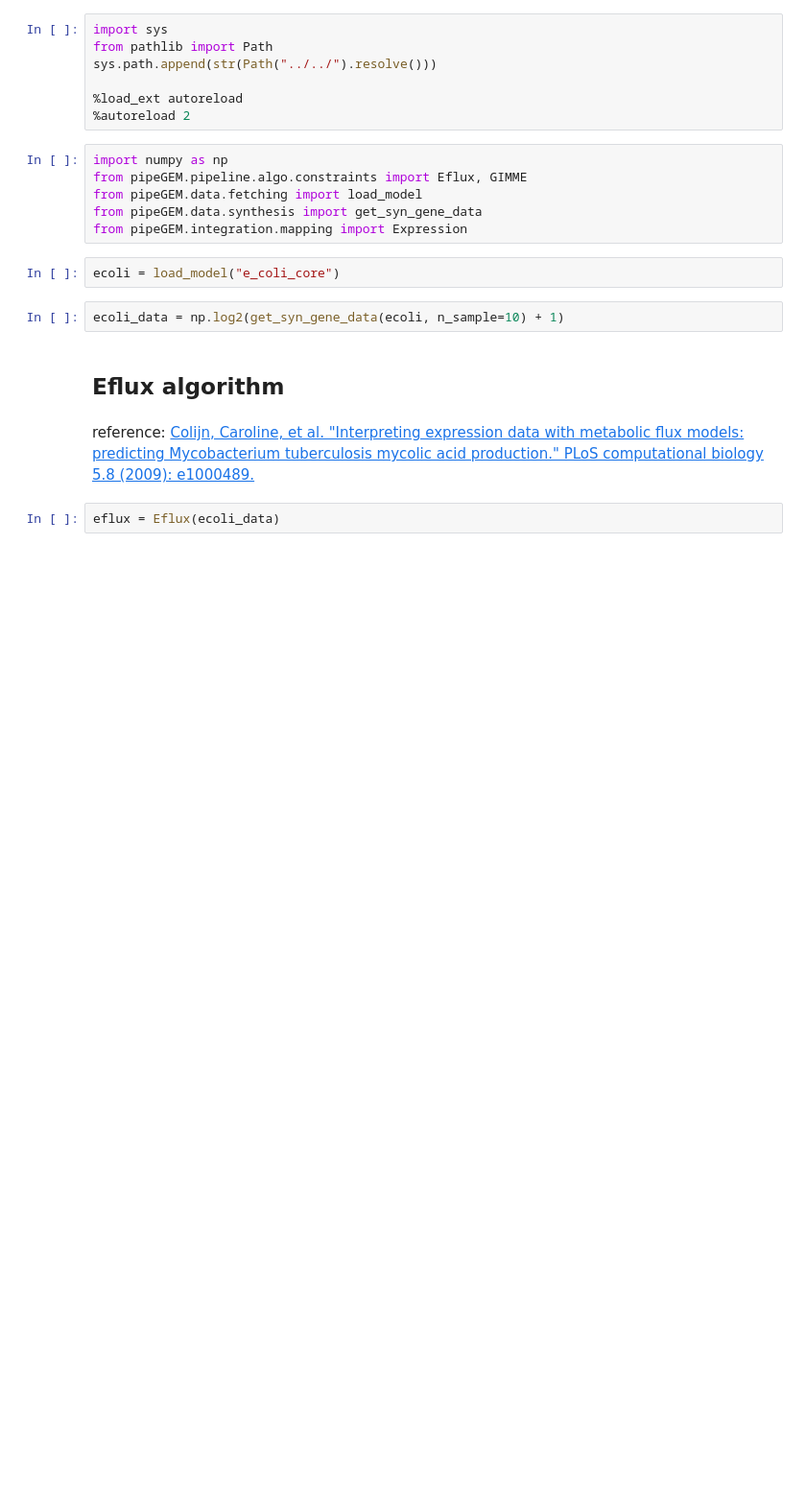
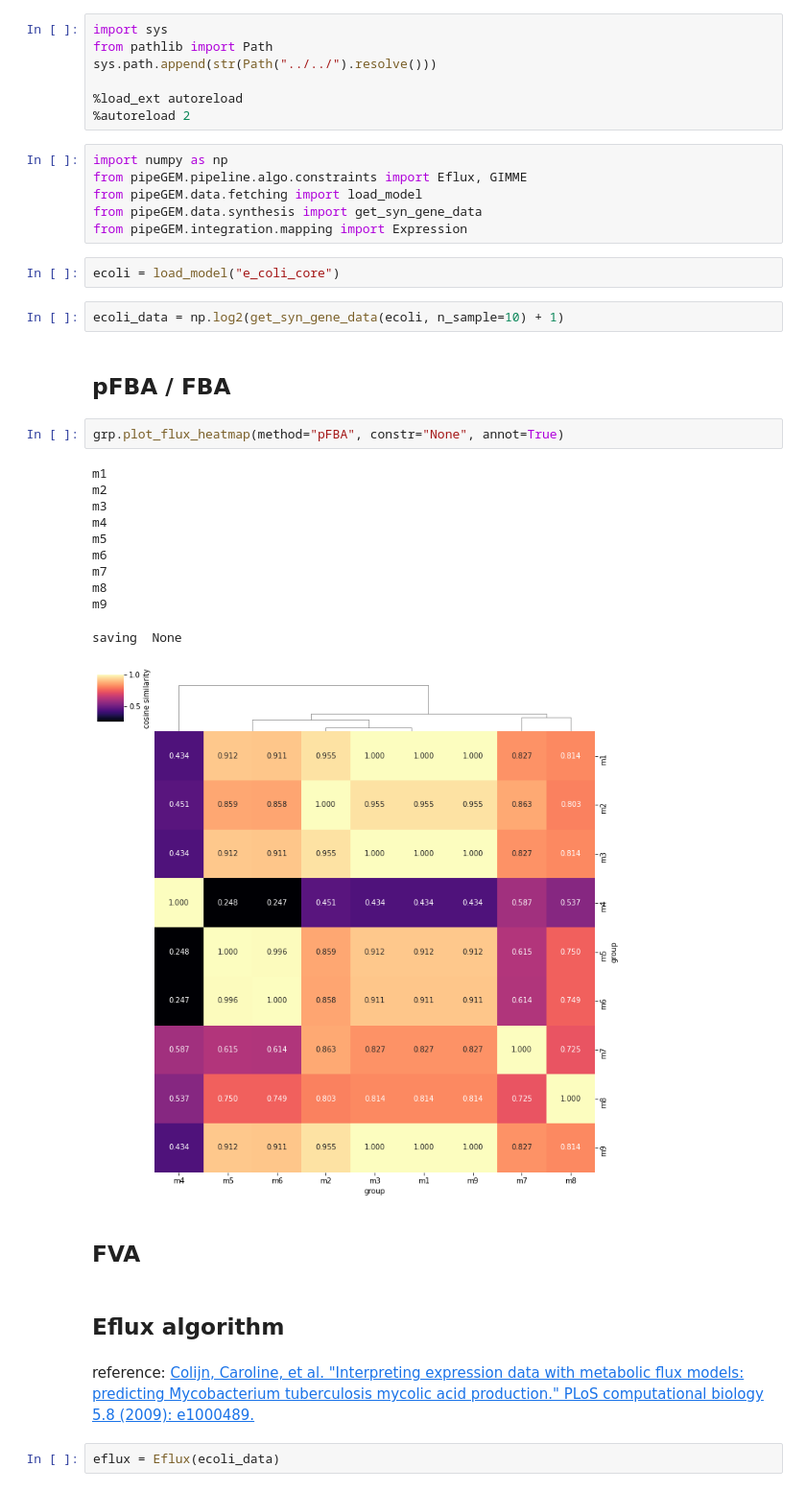
Before and after one commit to qwerty239qwe/pipeGEM, a Jupyter notebook: docs/source/5_flux_simulation.ipynb, the cells around one changed output. Shown at 96% size. Drawn from its saved outputs; the diff is of its cells as text; blank space fills up the shorter version.

```diff
--- a/docs/source/5_flux_simulation.ipynb
+++ b/docs/source/5_flux_simulation.ipynb
@@ -17,6 +17,24 @@ from pipeGEM.integration.mapping import Expression
 ecoli = load_model("e_coli_core")
 # %%
 ecoli_data = np.log2(get_syn_gene_data(ecoli, n_sample=10) + 1)
+# %% [markdown]
+## pFBA / FBA
+# %%
+grp.plot_flux_heatmap(method="pFBA", constr="None", annot=True)
+# %% [output]
+m1
+m2
+m3
+m4
+m5
+m6
+m7
+m8
+m9
+saving  None
+[figure, added]
+# %% [markdown]
+## FVA
 # %% [markdown]
 ## Eflux algorithm
 # %% [markdown]
```
Also changed, not shown: parts of 2 cells of this notebook, 6 other files.
